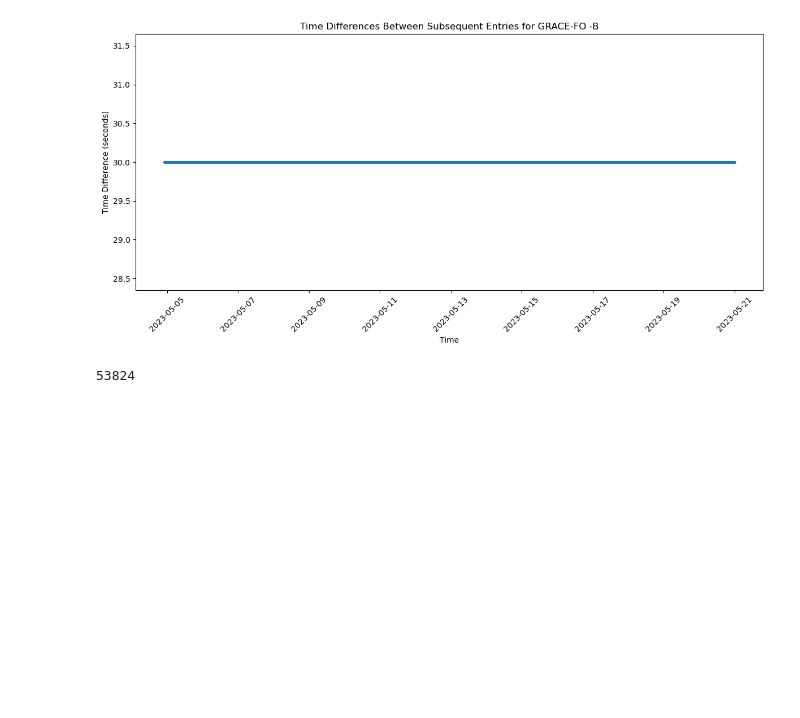
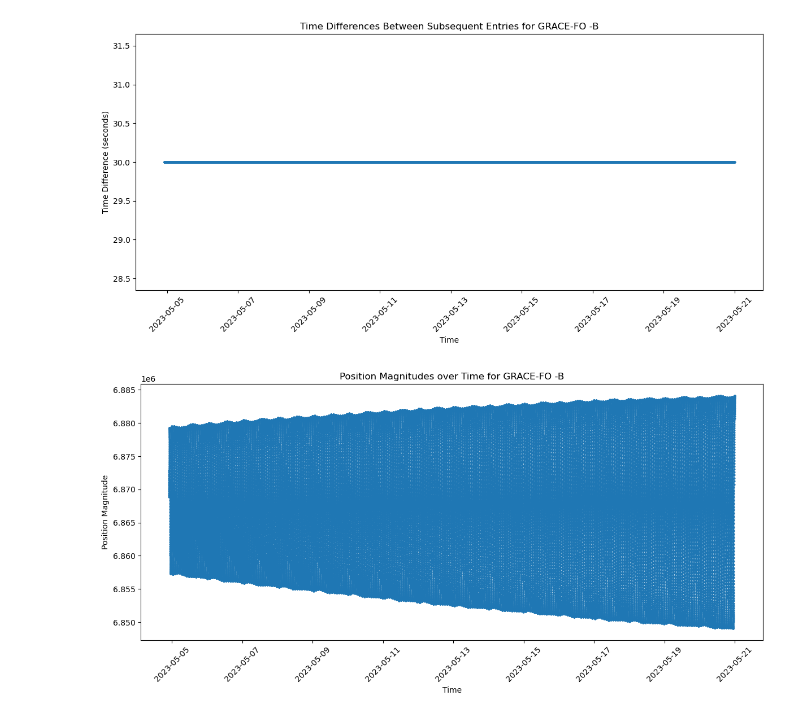
Before and after one commit to CharlesPlusC/ERP_tools, a Jupyter notebook: notebooks/SP3_load.ipynb, the cells around one changed output. Saved outputs shown, nothing was run; the diff lists cells and outputs as text; code cells hidden in the pictures; blank space fills up the shorter version.

```diff
--- a/notebooks/SP3_load.ipynb
+++ b/notebooks/SP3_load.ipynb
@@ -334,7 +334,24 @@ plt.tight_layout()
 plt.show()
 # %% [output]
 [figure]
-# %%
-len(grace_fo_b_df )
-# %% [output]
-53824
+# %%
+import numpy as np
+import matplotlib.pyplot as plt
+
+# Assuming 'concatenated_dfs' contains the concatenated DataFrame for 'GRACE-FO -B'
+grace_fo_b_df = concatenated_dfs['GRACE-FO -B']
+
+# Calculating the Euclidean norm (magnitude) of the position vectors
+position_magnitudes = np.linalg.norm(grace_fo_b_df[['Position_X', 'Position_Y', 'Position_Z']].values, axis=1)
+
+# Plotting the position magnitudes over time
+plt.figure(figsize=(12, 6))
+plt.plot(grace_fo_b_df.index, position_magnitudes, marker='o', linestyle='-', markersize=2)
+plt.xlabel('Time')
+plt.ylabel('Position Magnitude')
+plt.title('Position Magnitudes over Time for GRACE-FO -B')
+plt.xticks(rotation=45)
+plt.tight_layout()
+plt.show()
+# %% [output]
+[figure, added]
```
Also changed, not shown: parts of 2 cells of this notebook.
